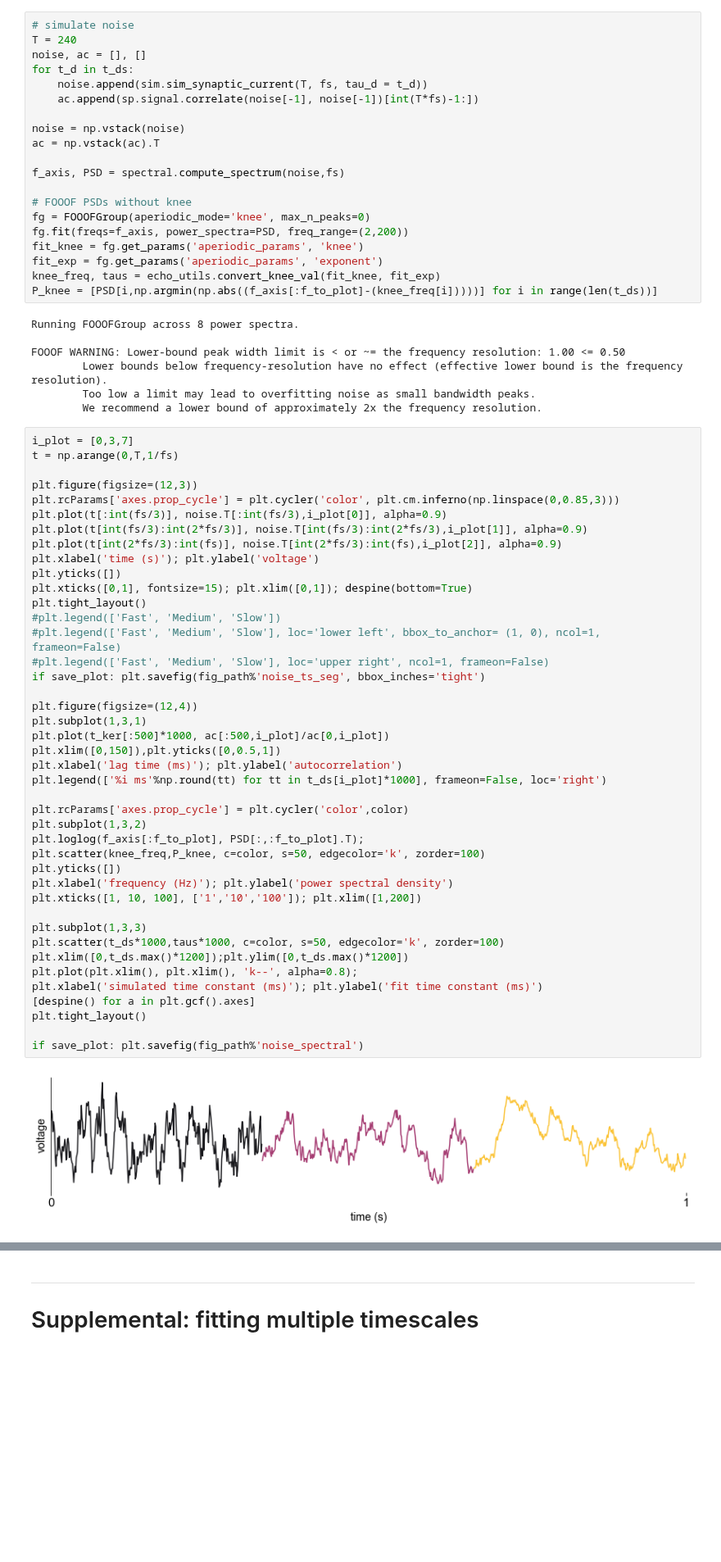
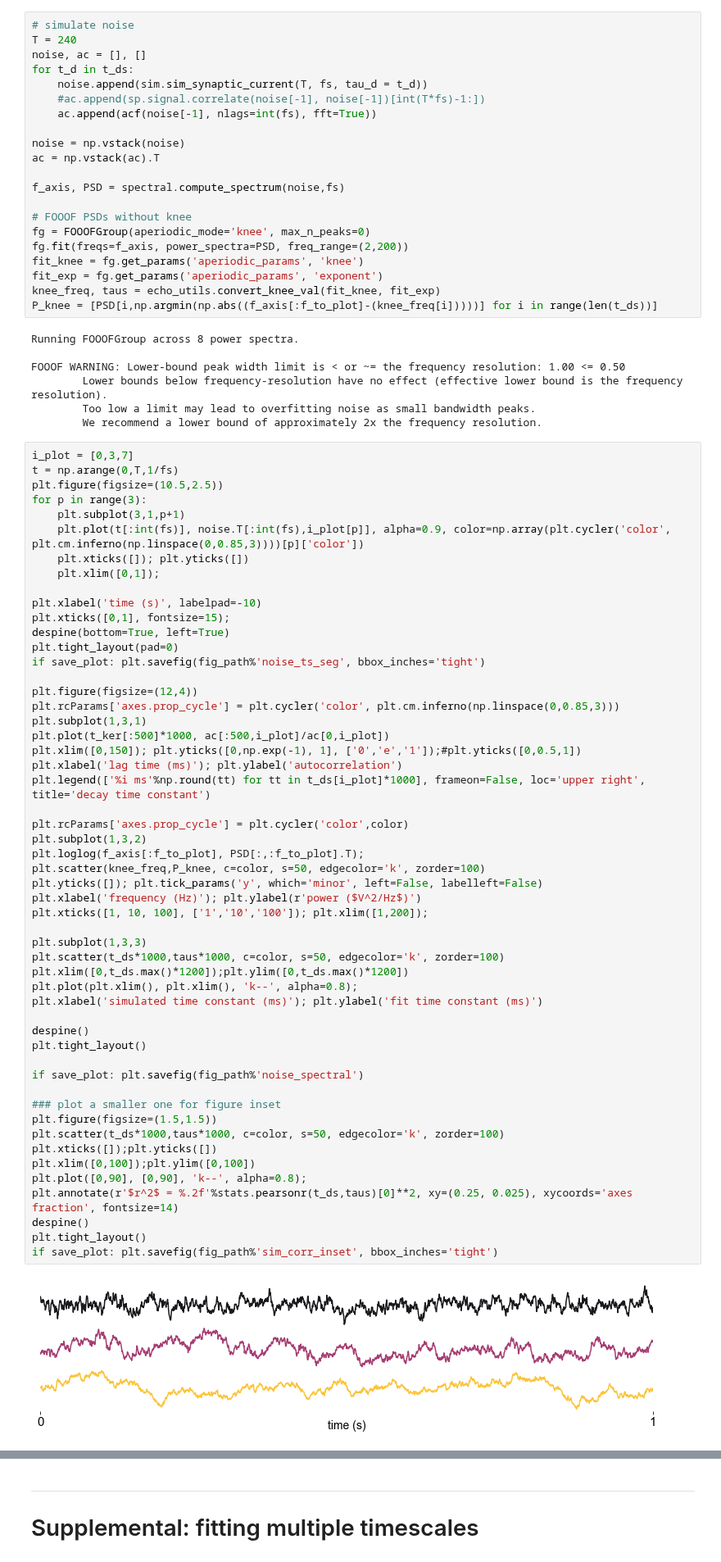
Before and after one commit to rdgao/field-echos, a Jupyter notebook: notebooks/2a_sim_method_schematic.ipynb, the cells around one changed output, grey strips where cells are left out. Shown at 82% size. Cells and saved outputs as stored; diff of their text form; blank space fills up the shorter version.

Commit message:
updated figures with suggestions

```diff
--- a/notebooks/2a_sim_method_schematic.ipynb
+++ b/notebooks/2a_sim_method_schematic.ipynb
@@ -138,7 +138,8 @@ T = 240
 noise, ac = [], []
 for t_d in t_ds:
     noise.append(sim.sim_synaptic_current(T, fs, tau_d = t_d))
-    ac.append(sp.signal.correlate(noise[-1], noise[-1])[int(T*fs)-1:])
+    #ac.append(sp.signal.correlate(noise[-1], noise[-1])[int(T*fs)-1:])
+    ac.append(acf(noise[-1], nlags=int(fs), fft=True))
 
 noise = np.vstack(noise)
 ac = np.vstack(ac).T
@@ -162,44 +163,55 @@ FOOOF WARNING: Lower-bound peak width limit is < or ~= the frequency resolution:
 # %%
 i_plot = [0,3,7]
 t = np.arange(0,T,1/fs)
+plt.figure(figsize=(10.5,2.5))
+for p in range(3):
+    plt.subplot(3,1,p+1)
+    plt.plot(t[:int(fs)], noise.T[:int(fs),i_plot[p]], alpha=0.9, color=np.array(plt.cycler('color', plt.cm.inferno(np.linspace(0,0.85,3))))[p]['color'])
+    plt.xticks([]); plt.yticks([])
+    plt.xlim([0,1]);
 
-plt.figure(figsize=(12,3))
-plt.rcParams['axes.prop_cycle'] = plt.cycler('color', plt.cm.inferno(np.linspace(0,0.85,3)))
-plt.plot(t[:int(fs/3)], noise.T[:int(fs/3),i_plot[0]], alpha=0.9)
-plt.plot(t[int(fs/3):int(2*fs/3)], noise.T[int(fs/3):int(2*fs/3),i_plot[1]], alpha=0.9)
-plt.plot(t[int(2*fs/3):int(fs)], noise.T[int(2*fs/3):int(fs),i_plot[2]], alpha=0.9)
-plt.xlabel('time (s)'); plt.ylabel('voltage')
-plt.yticks([])
-plt.xticks([0,1], fontsize=15); plt.xlim([0,1]); despine(bottom=True)
-plt.tight_layout()
-#plt.legend(['Fast', 'Medium', 'Slow'])
-#plt.legend(['Fast', 'Medium', 'Slow'], loc='lower left', bbox_to_anchor= (1, 0), ncol=1, frameon=False)
-#plt.legend(['Fast', 'Medium', 'Slow'], loc='upper right', ncol=1, frameon=False)
+plt.xlabel('time (s)', labelpad=-10)
+plt.xticks([0,1], fontsize=15);
+despine(bottom=True, left=True)
+plt.tight_layout(pad=0)
 if save_plot: plt.savefig(fig_path%'noise_ts_seg', bbox_inches='tight')
 
 plt.figure(figsize=(12,4))
+plt.rcParams['axes.prop_cycle'] = plt.cycler('color', plt.cm.inferno(np.linspace(0,0.85,3)))
 plt.subplot(1,3,1)
 plt.plot(t_ker[:500]*1000, ac[:500,i_plot]/ac[0,i_plot])
-plt.xlim([0,150]),plt.yticks([0,0.5,1])
+plt.xlim([0,150]); plt.yticks([0,np.exp(-1), 1], ['0','e','1']);#plt.yticks([0,0.5,1])
 plt.xlabel('lag time (ms)'); plt.ylabel('autocorrelation')
-plt.legend(['%i ms'%np.round(tt) for tt in t_ds[i_plot]*1000], frameon=False, loc='right')
+plt.legend(['%i ms'%np.round(tt) for tt in t_ds[i_plot]*1000], frameon=False, loc='upper right', title='decay time constant')
 
 plt.rcParams['axes.prop_cycle'] = plt.cycler('color',color)
 plt.subplot(1,3,2)
 plt.loglog(f_axis[:f_to_plot], PSD[:,:f_to_plot].T);
 plt.scatter(knee_freq,P_knee, c=color, s=50, edgecolor='k', zorder=100)
-plt.yticks([])
-plt.xlabel('frequency (Hz)'); plt.ylabel('power spectral density')
-plt.xticks([1, 10, 100], ['1','10','100']); plt.xlim([1,200])
+plt.yticks([]); plt.tick_params('y', which='minor', left=False, labelleft=False)
+plt.xlabel('frequency (Hz)'); plt.ylabel(r'power ($V^2/Hz$)')
+plt.xticks([1, 10, 100], ['1','10','100']); plt.xlim([1,200]);
 
 plt.subplot(1,3,3)
 plt.scatter(t_ds*1000,taus*1000, c=color, s=50, edgecolor='k', zorder=100)
 plt.xlim([0,t_ds.max()*1200]);plt.ylim([0,t_ds.max()*1200])
 plt.plot(plt.xlim(), plt.xlim(), 'k--', alpha=0.8);
 plt.xlabel('simulated time constant (ms)'); plt.ylabel('fit time constant (ms)')
-[despine() for a in plt.gcf().axes]
+
+despine()
 plt.tight_layout()
 
 if save_plot: plt.savefig(fig_path%'noise_spectral')
+
+### plot a smaller one for figure inset
+plt.figure(figsize=(1.5,1.5))
+plt.scatter(t_ds*1000,taus*1000, c=color, s=50, edgecolor='k', zorder=100)
+plt.xticks([]);plt.yticks([])
+plt.xlim([0,100]);plt.ylim([0,100])
+plt.plot([0,90], [0,90], 'k--', alpha=0.8);
+plt.annotate(r'$r^2$ = %.2f'%stats.pearsonr(t_ds,taus)[0]**2, xy=(0.25, 0.025), xycoords='axes fraction', fontsize=14)
+despine()
+plt.tight_layout()
+if save_plot: plt.savefig(fig_path%'sim_corr_inset', bbox_inches='tight')
 # %% [output]
-[figure, old version]
+[figure, new version]
```
Also changed, not shown: parts of 6 cells of this notebook, 55 other files.
